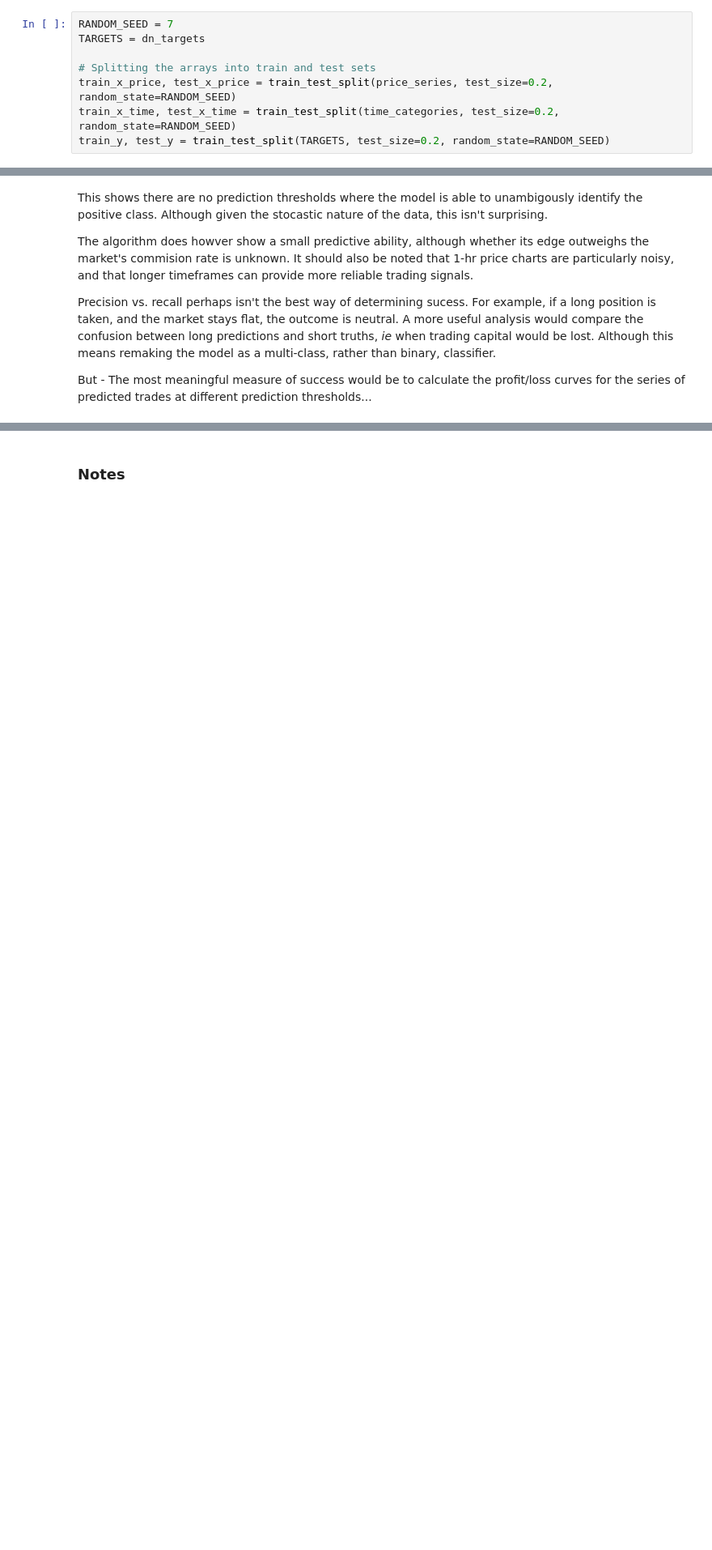
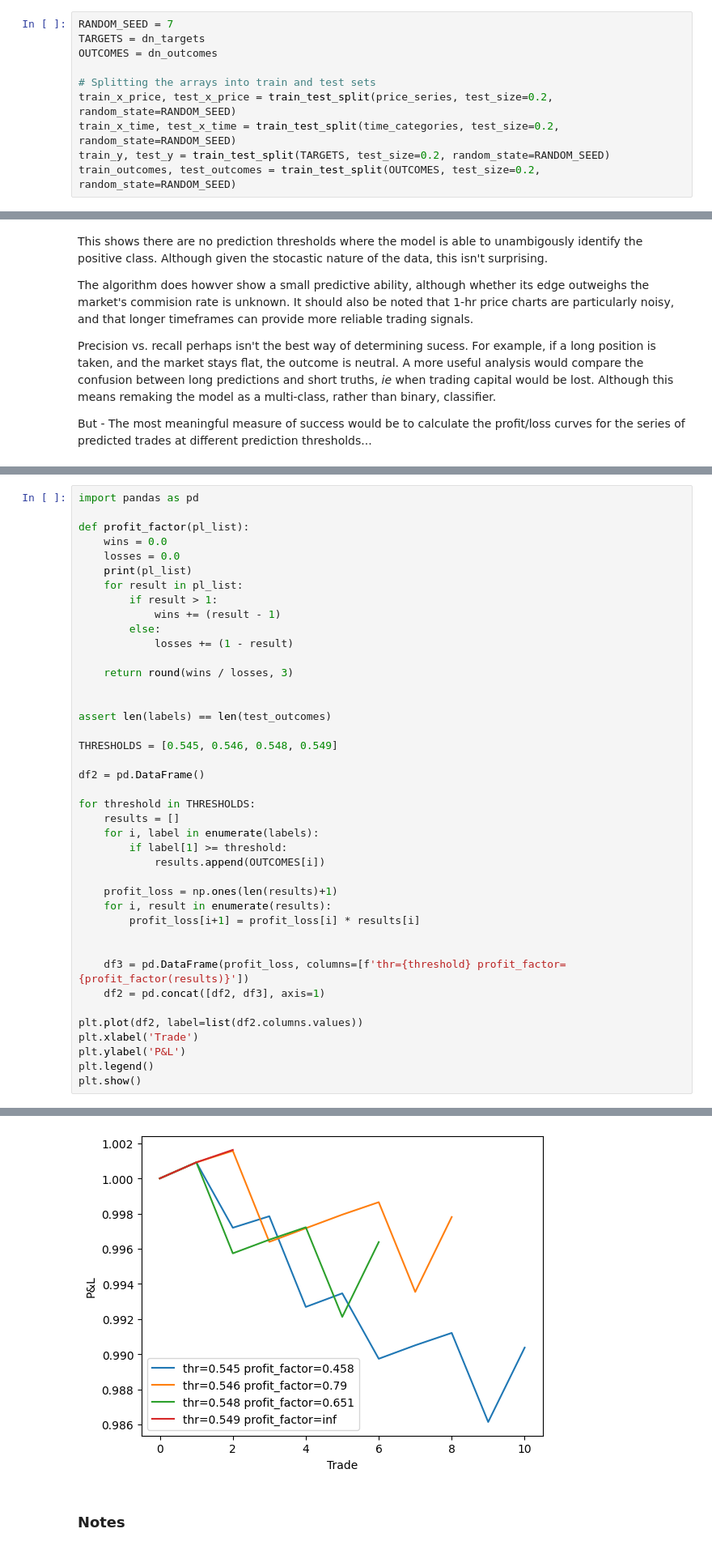
Before and after one commit to colurw/temporal_CNN, a Jupyter notebook: 2_train_model.ipynb, the cells around one changed output, grey strips where cells are left out. Shown: that part at 81% size. Cells and saved outputs as stored; diff of their text form; blank space fills up the shorter version.

```diff
--- a/2_train_model.ipynb
+++ b/2_train_model.ipynb
@@ -34,11 +52,13 @@ time_dim = time_categories.shape[1]
 # %%
 RANDOM_SEED = 7
 TARGETS = dn_targets
+OUTCOMES = dn_outcomes
 
 # Splitting the arrays into train and test sets
 train_x_price, test_x_price = train_test_split(price_series, test_size=0.2, random_state=RANDOM_SEED)
 train_x_time, test_x_time = train_test_split(time_categories, test_size=0.2, random_state=RANDOM_SEED)
 train_y, test_y = train_test_split(TARGETS, test_size=0.2, random_state=RANDOM_SEED)
+train_outcomes, test_outcomes = train_test_split(OUTCOMES, test_size=0.2, random_state=RANDOM_SEED)
 # %% [markdown]
 ## Define Multimodal Convolutional Network
 # %%
@@ -175,0 +249,42 @@ But - The most meaningful measure of success would be to calculate the profit/lo
+# %%
+import pandas as pd
+
+def profit_factor(pl_list):
+    wins = 0.0
+    losses = 0.0
+    print(pl_list)
+    for result in pl_list:
+        if result > 1:
+            wins += (result - 1)
+        else:
+            losses += (1 - result)
+
+    return round(wins / losses, 3)
+
+
+assert len(labels) == len(test_outcomes)
+
+THRESHOLDS = [0.545, 0.546, 0.548, 0.549]
+
+df2 = pd.DataFrame()
+
+for threshold in THRESHOLDS:
+    results = []
+    for i, label in enumerate(labels):
+        if label[1] >= threshold:
+            results.append(OUTCOMES[i])
+
+    profit_loss = np.ones(len(results)+1)
+    for i, result in enumerate(results):
+        profit_loss[i+1] = profit_loss[i] * results[i]
+
+
+    df3 = pd.DataFrame(profit_loss, columns=[f'thr={threshold} profit_factor={profit_factor(results)}'])
+    df2 = pd.concat([df2, df3], axis=1)
+
+plt.plot(df2, label=list(df2.columns.values))
+plt.xlabel('Trade')
+plt.ylabel('P&L')
+plt.legend()
+plt.show()
+# %% [output]
@@ -176,3 +295,4 @@ But - The most meaningful measure of success would be to calculate the profit/lo
+[figure, added]
 # %% [markdown]
 ### Notes
 # %%
```
Also changed, not shown: parts of 8 cells of this notebook, 11 other files.
